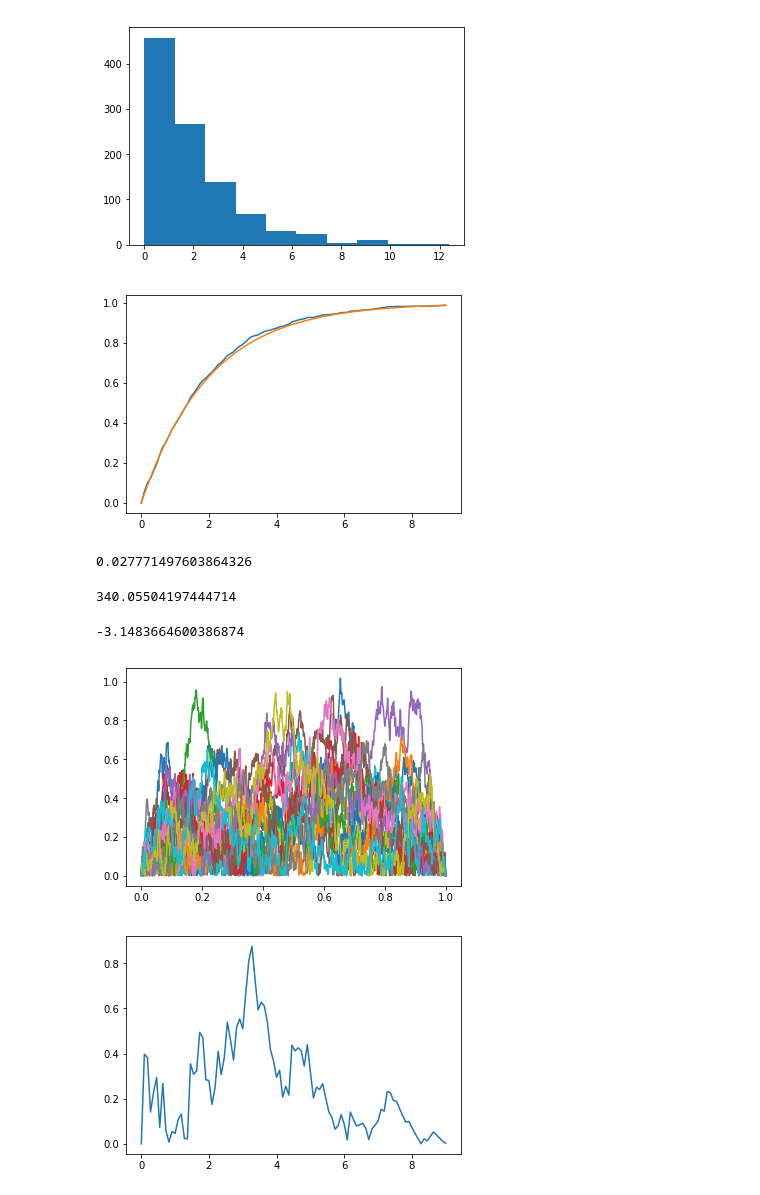
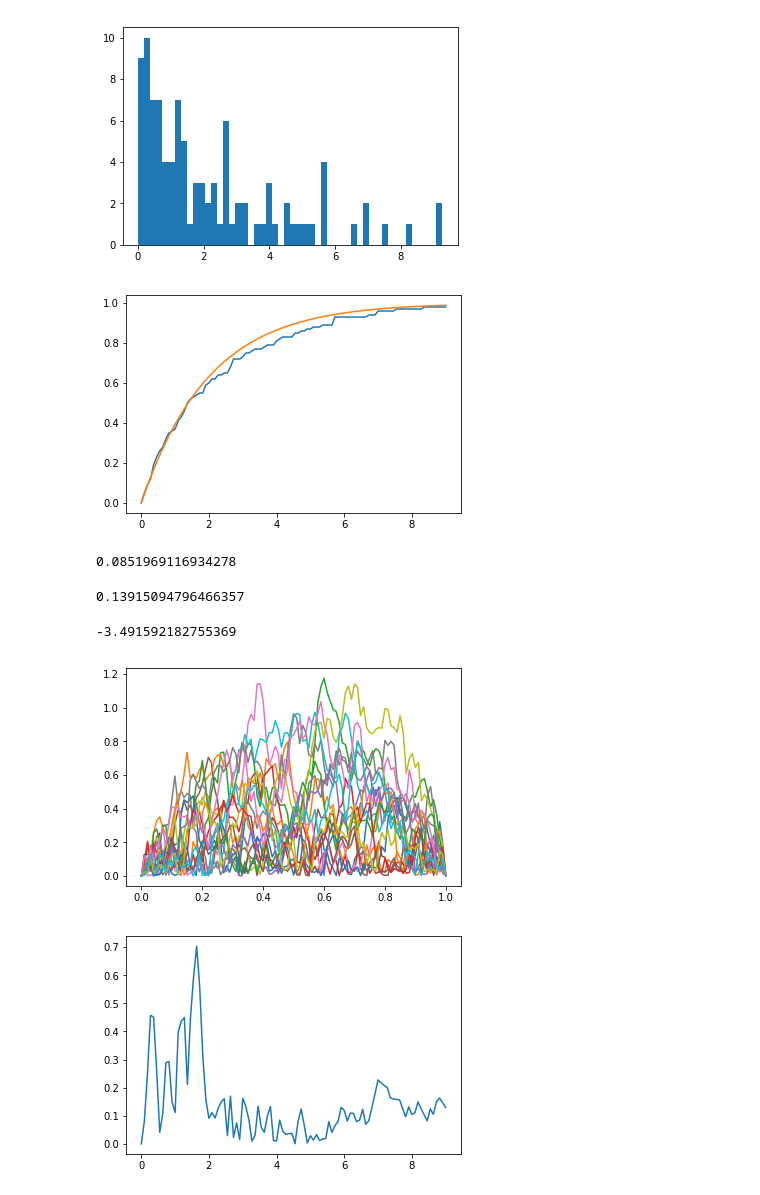
Before and after one commit to aleespa/EstadisticaIII-2020, a Jupyter notebook: 4. Pruebas de bondad de ajuste.ipynb, the cells around one changed output. Cells and saved outputs as stored; diff of their text form; code cells hidden in the pictures.

```diff
--- a/4. Pruebas de bondad de ajuste.ipynb
+++ b/4. Pruebas de bondad de ajuste.ipynb
@@ -5,10 +7,10 @@ from math import exp,log,sqrt,pi,sin
 %matplotlib inline
 # %%
-X = np.random.exponential(2,1000)
+X = np.random.exponential(2,100)
 # %%
-p = plt.hist(X)
+p = plt.hist(X,bins=50)
 # %% [output]
-[figure, old version]
+[figure, new version]
 # %%
 n = len(X)
 def Fn(x):
@@ -23,7 +25,7 @@ def L(x,a):
 p = plt.plot(np.linspace(0,9,100),[Fn(x) for x in np.linspace(0,9,100)])
 p = plt.plot(np.linspace(0,9,100),[1-exp(-x/2) for x in np.linspace(0,9,100)])
 # %% [output]
-[figure, old version]
+[figure, new version]
 # %%
 F0 = lambda x:1-exp(-x/2)
 # %%
@@ -32,34 +34,34 @@ X.sort()
 Dn = max([max(i/n-F0(X[i]),F0(X[i])-(i-1)/n) for i in range(n)])
 Dn
 # %% [output]
-0.027771497603864326
+0.0851969116934278
 # %%
-Cn = 1/(12*n) + sum([(F0(X[i])-(2*i-1)/n)**2 for i in range(n)])
+Cn = 1/(12*n) + sum([(F0(X[i])-(2*i-1)/(2*n))**2 for i in range(n)])
 Cn
 # %% [output]
-340.05504197444714
+0.13915094796466357
 # %%
 An = -n-(1/n)*(sum([(2*i-1)*(log(F0(X[i]))+log(1-F0(X[n-i-1]))) for i in range(n)]))
 An
 # %% [output]
--3.1483664600386874
+-3.491592182755369
 # %%
-def BB(dt):
-    T = np.arange(0,1+dt,dt)
+def BB(n):
+    T = np.linspace(0,1,n)
     n = len(T)
     B = np.ones(n)*0
     for i in range(n):
         xi = sqrt(2)*np.random.randn()/((i+1)*pi)
-        B = B + xi*np.array([sin((i+1)*pi*t) for t in T])
+        B = B + xi* np.array(list(map(lambda x:sin((i+1)*pi*x),T)))
     return B
 # %%
 for _ in range(20):
-    plt.plot(np.linspace(0,1,1001),abs(BB(0.001)))
+    plt.plot(np.linspace(0,1,101),abs(BB(101)))
 # %% [output]
-[figure, old version]
+[figure, new version]
 # %%
 p = plt.plot(np.linspace(0,9,100),[sqrt(n)*abs(Fn(x)-F0(x)) for x in np.linspace(0,9,100)])
 # %% [output]
-[figure, old version]
+[figure, new version]
 # %%
 sim =[]
```
Also changed, not shown: parts of 12 cells of this notebook.
